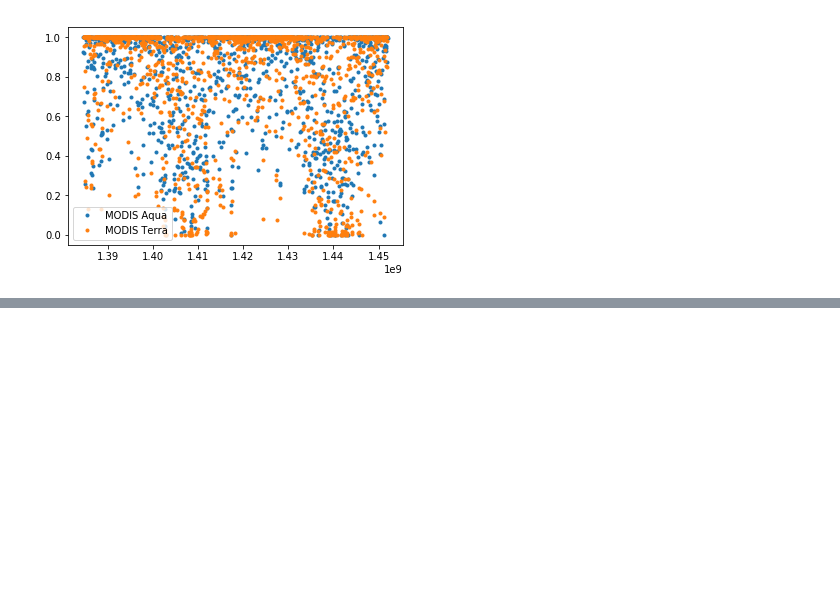
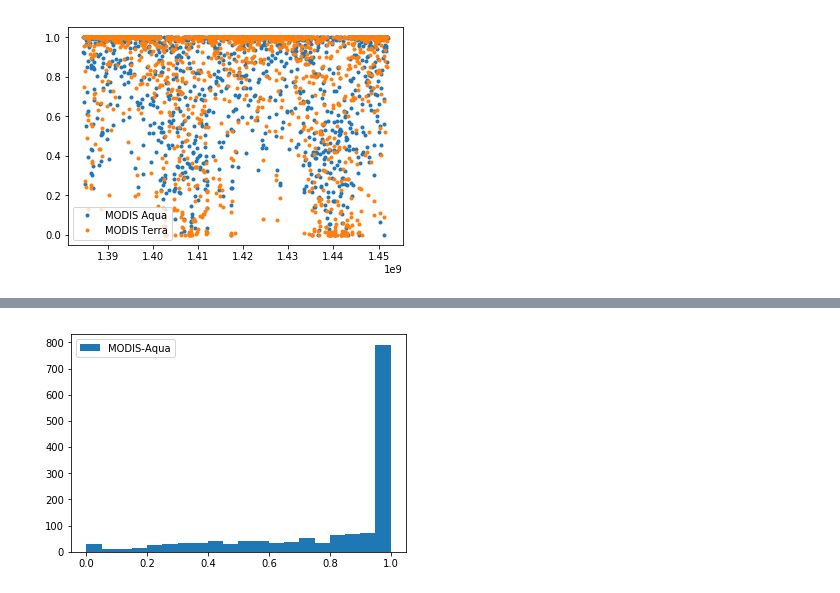
Before and after one commit to danlessa/danlessa-lfa, a Jupyter notebook: HDF-brinks.ipynb, the cells around one changed output, grey strips where cells are left out. Saved outputs shown, nothing was run; the diff lists cells and outputs as text; code cells hidden in the pictures; blank space fills up the shorter version.

```diff
--- a/HDF-brinks.ipynb
+++ b/HDF-brinks.ipynb
@@ -103,0 +97,6 @@ plt.show()
+# %%
+plt.hist(raw1.CloudFraction, bins=20, label="MODIS-Aqua")
+plt.legend()
+plt.show()
+# %% [output]
+[figure, added]
```
Also changed, not shown: parts of 15 cells of this notebook.
